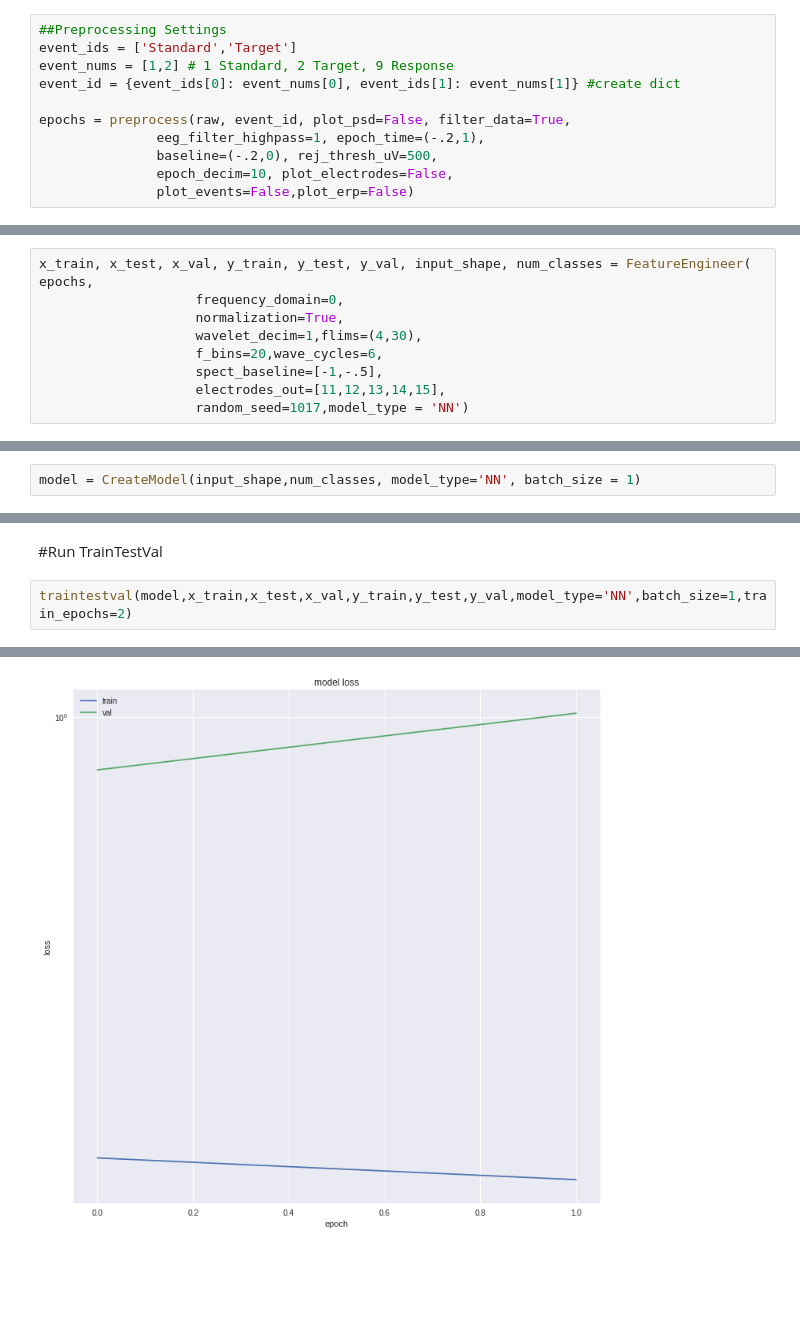
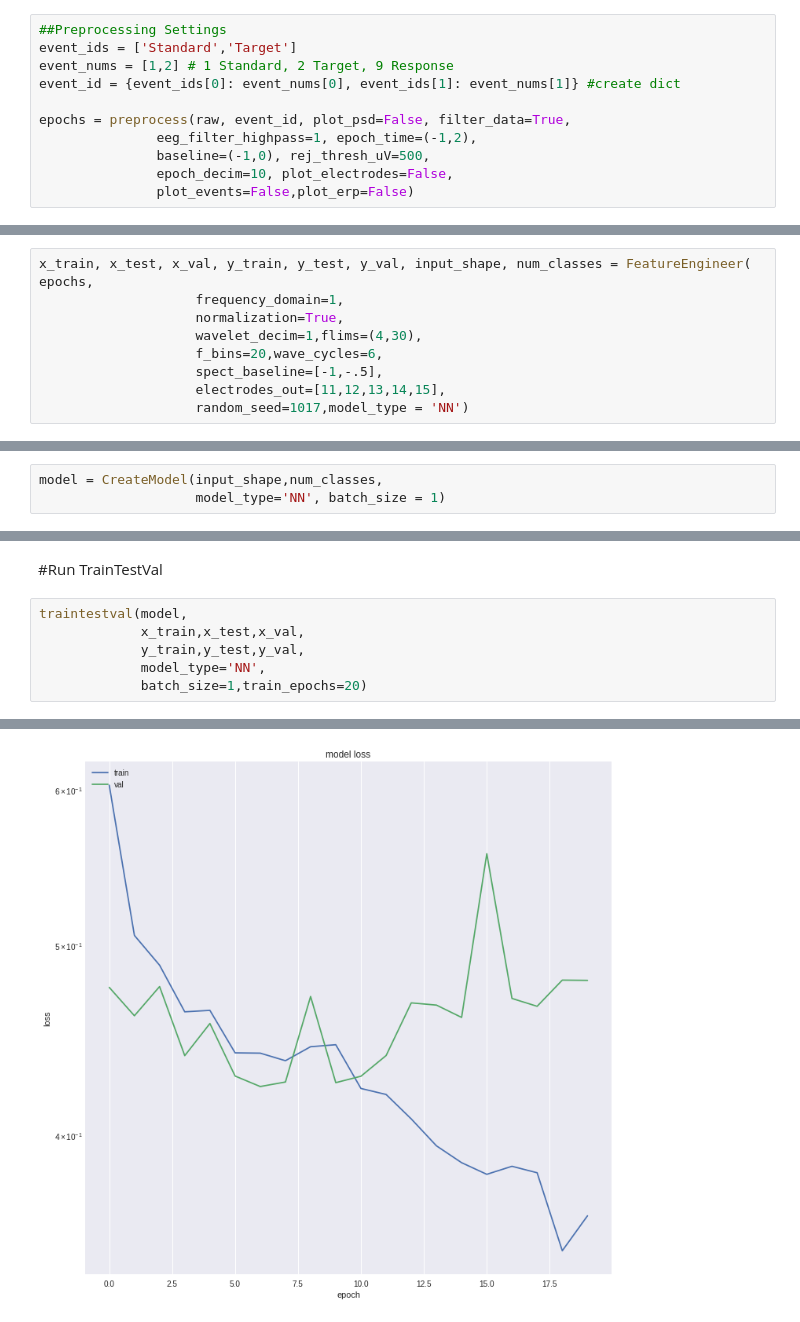
Before and after one commit to kylemath/DeepEEG, a Jupyter notebook: notebooks/DeepEEG.ipynb, the cells around one changed output, grey strips where cells are left out. Drawn from its saved outputs; the diff is of its cells as text; blank space fills up the shorter version.

```diff
--- a/notebooks/DeepEEG.ipynb
+++ b/notebooks/DeepEEG.ipynb
@@ -486,7 +488,7 @@ event_nums = [1,2] # 1 Standard, 2 Target, 9 Response
 event_id = {event_ids[0]: event_nums[0], event_ids[1]: event_nums[1]} #create dict
 
 epochs = preprocess(raw, event_id, plot_psd=False, filter_data=True,
-               eeg_filter_highpass=1, epoch_time=(-.2,1),
-               baseline=(-.2,0), rej_thresh_uV=500,
+               eeg_filter_highpass=1, epoch_time=(-1,2),
+               baseline=(-1,0), rej_thresh_uV=500,
                epoch_decim=10, plot_electrodes=False,
                plot_events=False,plot_erp=False)
@@ -494,7 +501,7 @@ epochs = preprocess(raw, event_id, plot_psd=False, filter_data=True,
 #Run FeatureEngineer
 # %%
 x_train, x_test, x_val, y_train, y_test, y_val, input_shape, num_classes = FeatureEngineer( epochs,
-                    frequency_domain=0,
+                    frequency_domain=1,
                     normalization=True,
                     wavelet_decim=1,flims=(4,30),
                     f_bins=20,wave_cycles=6,
@@ -504,4 +531,5 @@ x_train, x_test, x_val, y_train, y_test, y_val, input_shape, num_classes = Featu
 # %% [markdown]
 # Run CreateModel
 # %%
-model = CreateModel(input_shape,num_classes, model_type='NN', batch_size = 1)
+model = CreateModel(input_shape,num_classes,
+                    model_type='NN', batch_size = 1)
@@ -508,6 +538,10 @@ model = CreateModel(input_shape,num_classes, model_type='NN', batch_size = 1)
 # %% [markdown]
 #Run TrainTestVal
 # %%
-traintestval(model,x_train,x_test,x_val,y_train,y_test,y_val,model_type='NN',batch_size=1,train_epochs=2)
+traintestval(model,
+             x_train,x_test,x_val,
+             y_train,y_test,y_val,
+             model_type='NN',
+             batch_size=1,train_epochs=20)
 # %% [output]
 Training NN Model:
@@ -531,3 +565,3 @@ dict_keys(['val_loss', 'val_acc', 'loss', 'acc'])
-[figure, old version]
+[figure, new version]
 403/403 [==============================] - 1s 2ms/step
 ['loss', 'acc']
```
Also changed, not shown: parts of 5 cells of this notebook.
